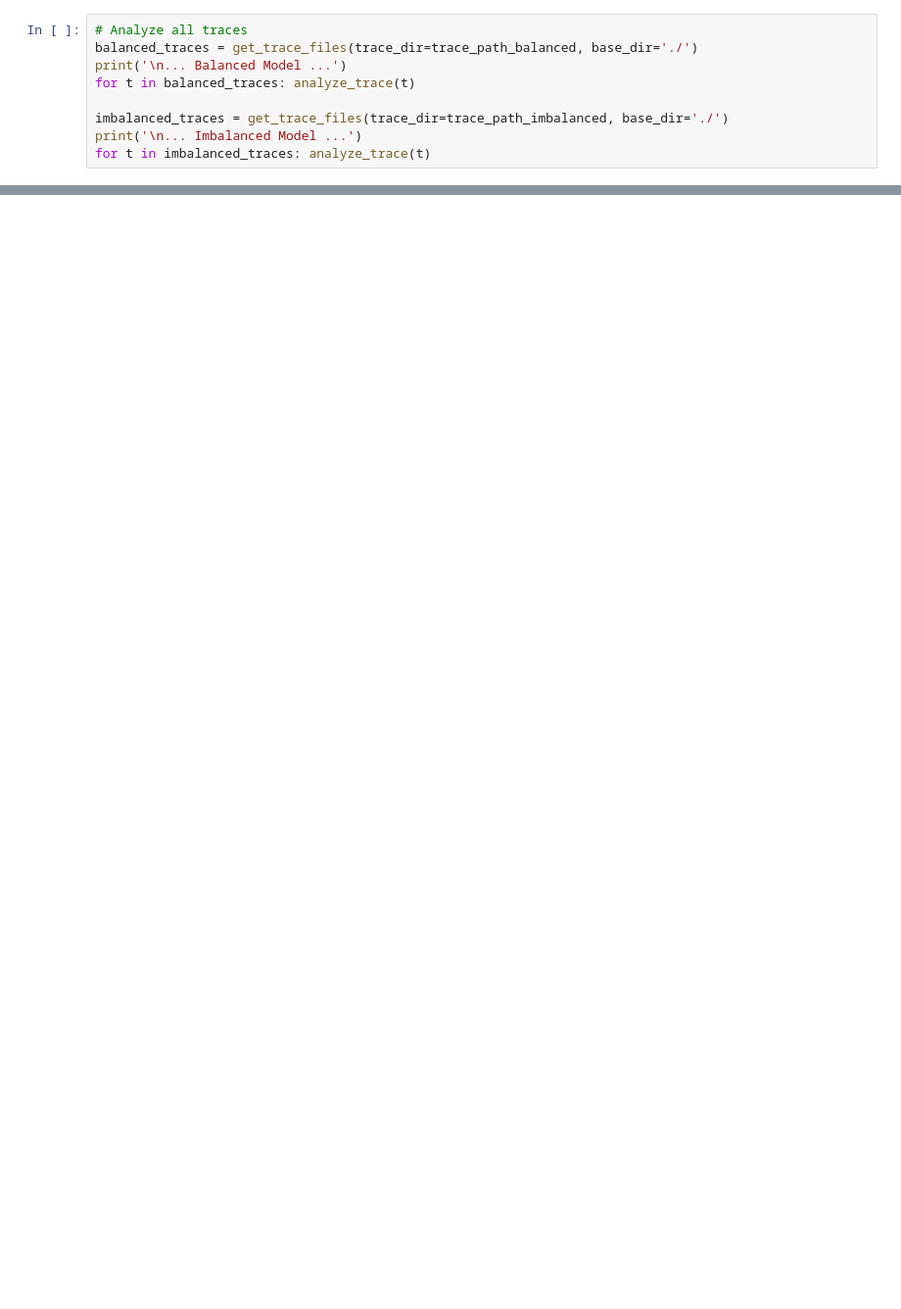
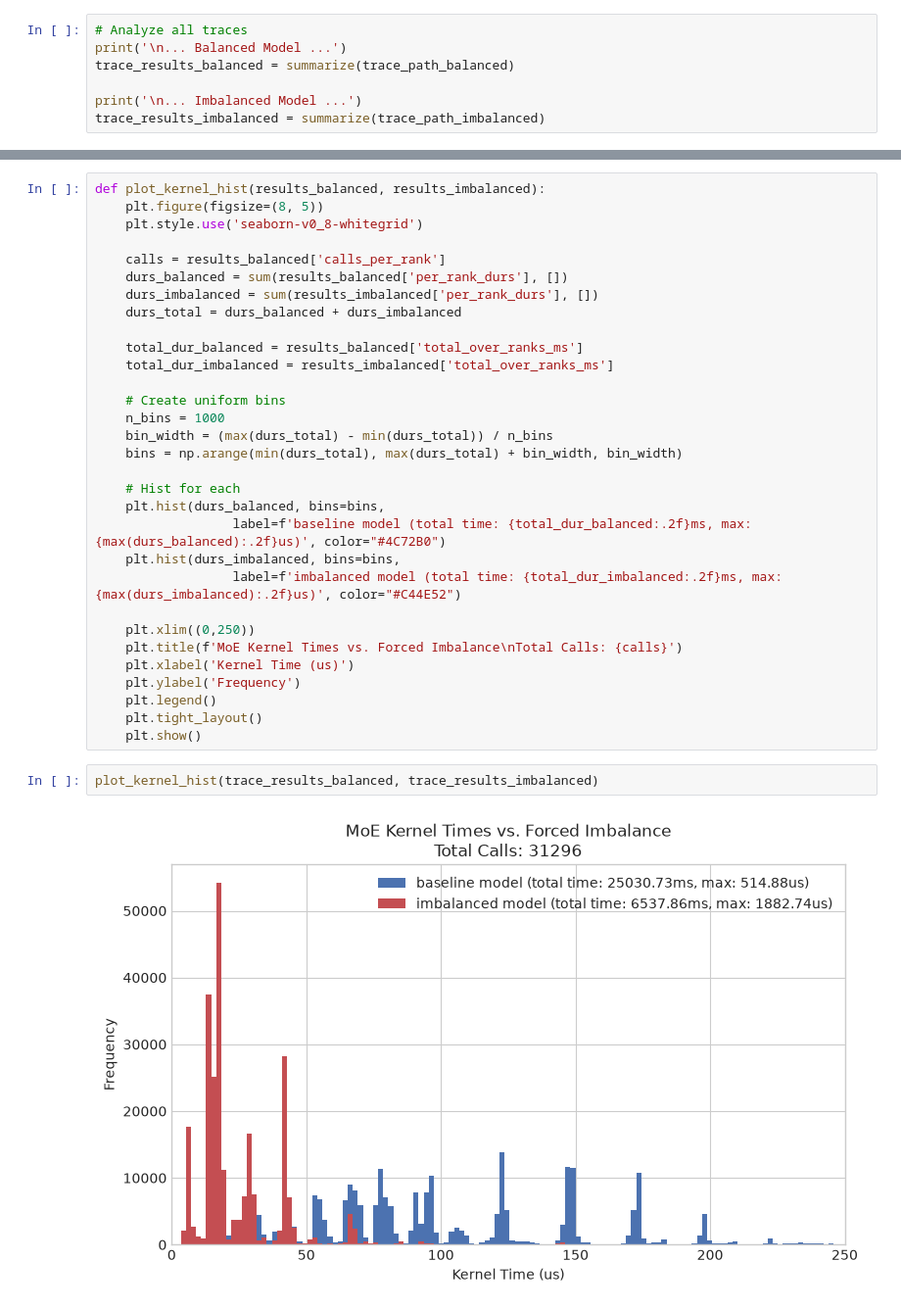
Before and after one commit to deveringham/moe-experiments, a Jupyter notebook: analysis_forced_imbalance.ipynb, the cells around one changed output, grey strips where cells are left out. Shown at 98% size. Saved outputs shown, nothing was run; the diff lists cells and outputs as text; blank space fills up the shorter version.

```diff
--- a/analysis_forced_imbalance.ipynb
+++ b/analysis_forced_imbalance.ipynb
@@ -9,11 +10,9 @@ from config_forced_imbalance import *
 # %%
 # Analyze all traces
-balanced_traces = get_trace_files(trace_dir=trace_path_balanced, base_dir='./')
 print('\n... Balanced Model ...')
-for t in balanced_traces: analyze_trace(t)
+trace_results_balanced = summarize(trace_path_balanced)
 
-imbalanced_traces = get_trace_files(trace_dir=trace_path_imbalanced, base_dir='./')
 print('\n... Imbalanced Model ...')
-for t in imbalanced_traces: analyze_trace(t)
+trace_results_imbalanced = summarize(trace_path_imbalanced)
 # %% [output]
 ... Balanced Model ...
@@ -45,0 +75,35 @@ with open(results_file_balanced, 'rb') as file:
+# %%
+def plot_kernel_hist(results_balanced, results_imbalanced):
+    plt.figure(figsize=(8, 5))
+    plt.style.use('seaborn-v0_8-whitegrid')
+
+    calls = results_balanced['calls_per_rank']
+    durs_balanced = sum(results_balanced['per_rank_durs'], [])
+    durs_imbalanced = sum(results_imbalanced['per_rank_durs'], [])
+    durs_total = durs_balanced + durs_imbalanced
+
+    total_dur_balanced = results_balanced['total_over_ranks_ms']
+    total_dur_imbalanced = results_imbalanced['total_over_ranks_ms']
+
+    # Create uniform bins
+    n_bins = 1000
+    bin_width = (max(durs_total) - min(durs_total)) / n_bins
+    bins = np.arange(min(durs_total), max(durs_total) + bin_width, bin_width)
+
+    # Hist for each
+    plt.hist(durs_balanced, bins=bins,
+                  label=f'baseline model (total time: {total_dur_balanced:.2f}ms, max: {max(durs_balanced):.2f}us)', color="#4C72B0")
+    plt.hist(durs_imbalanced, bins=bins,
+                  label=f'imbalanced model (total time: {total_dur_imbalanced:.2f}ms, max: {max(durs_imbalanced):.2f}us)', color="#C44E52")
+
+    plt.xlim((0,250))
+    plt.title(f'MoE Kernel Times vs. Forced Imbalance\nTotal Calls: {calls}')
+    plt.xlabel('Kernel Time (us)')
+    plt.ylabel('Frequency')
+    plt.legend()
+    plt.tight_layout()
+    plt.show()
+# %%
+plot_kernel_hist(trace_results_balanced, trace_results_imbalanced)
+# %% [output]
+[figure, added]
```
Also changed, not shown: parts of 6 cells of this notebook, 18 other files.
